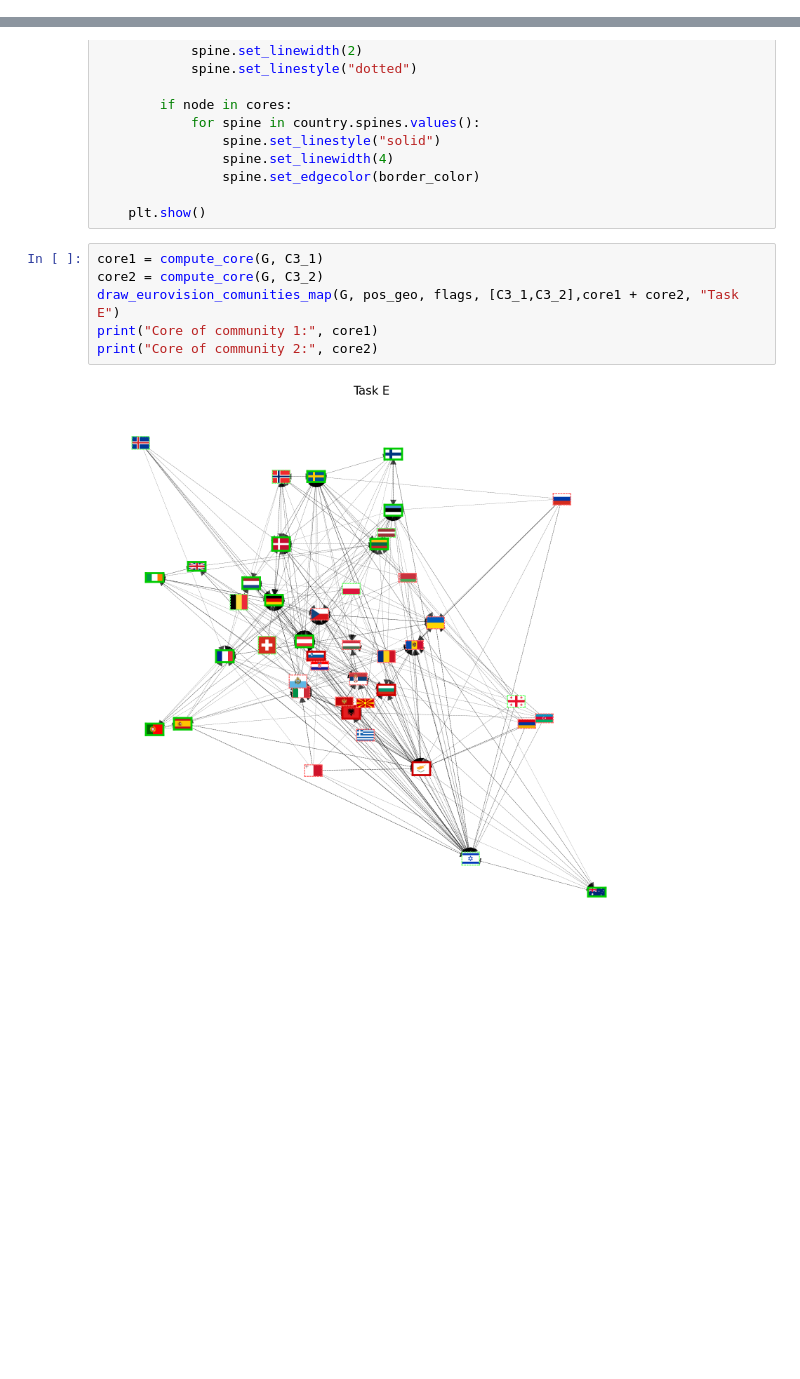
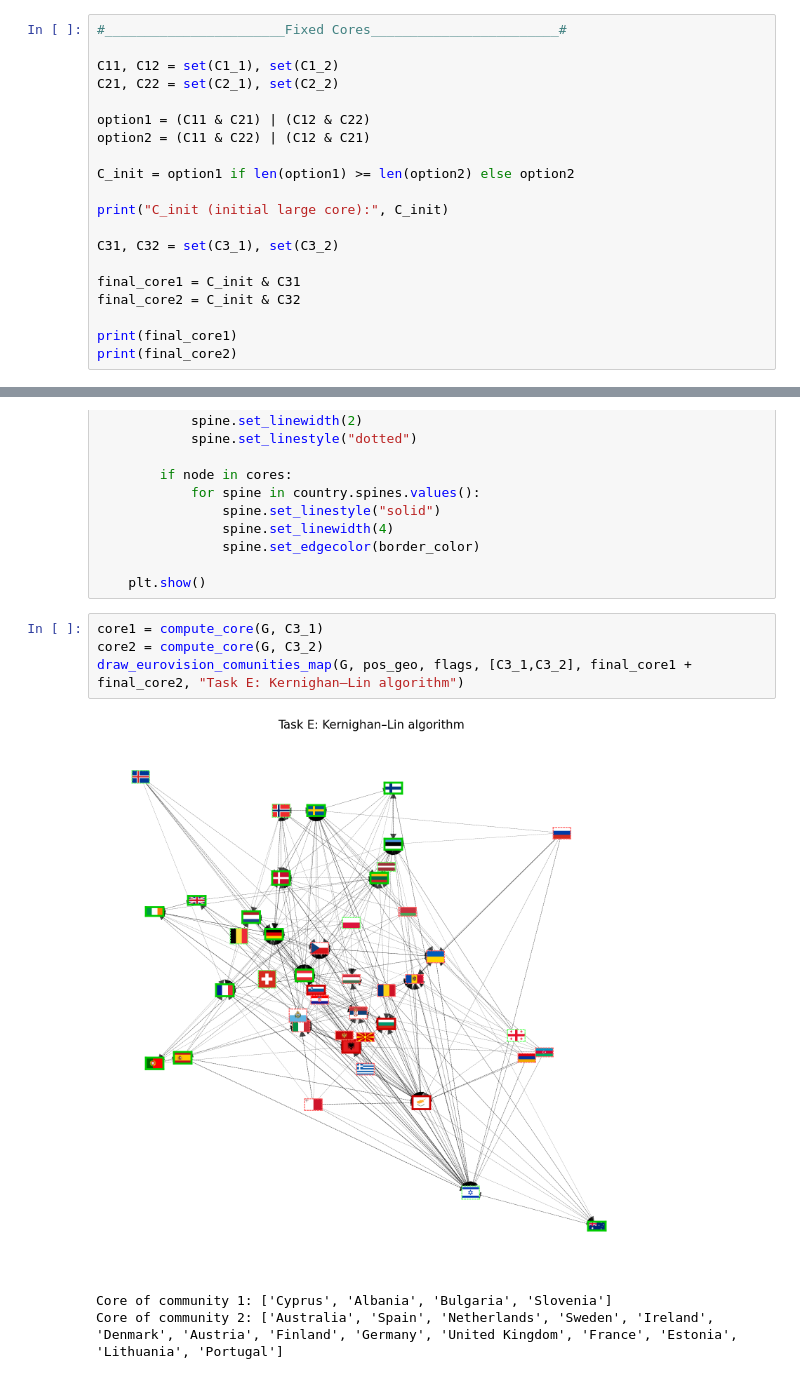
Before and after one commit to TJMAKINEN/dm, a Jupyter notebook: 5/networkxappendix.ipynb.ipynb, the cells around one changed output, grey strips where cells are left out. Saved outputs shown, nothing was run; the diff lists cells and outputs as text; blank space fills up the shorter version.

```diff
--- a/5/networkxappendix.ipynb.ipynb
+++ b/5/networkxappendix.ipynb.ipynb
@@ -288,3 +290,23 @@ print("Core of community 2:", core2)
 # %% [output]
 Core of community 1: ['Cyprus', 'Albania', 'Bulgaria', 'Slovenia']
 Core of community 2: ['Australia', 'Spain', 'Netherlands', 'Sweden', 'Ireland', 'Denmark', 'Austria', 'Finland', 'Germany', 'United Kingdom', 'France', 'Estonia', 'Lithuania', 'Portugal']
+# %%
+#_______________________Fixed Cores________________________#
+
+C11, C12 = set(C1_1), set(C1_2)
+C21, C22 = set(C2_1), set(C2_2)
+
+option1 = (C11 & C21) | (C12 & C22)
+option2 = (C11 & C22) | (C12 & C21)
+
+C_init = option1 if len(option1) >= len(option2) else option2
+
+print("C_init (initial large core):", C_init)
+
+C31, C32 = set(C3_1), set(C3_2)
+
+final_core1 = C_init & C31
+final_core2 = C_init & C32
+
+print(final_core1)
+print(final_core2)
@@ -361,8 +387,8 @@ def draw_eurovision_comunities_map(G, pos_geo, flags, communities, cores, title)
 # %%
 core1 = compute_core(G, C3_1)
 core2 = compute_core(G, C3_2)
-draw_eurovision_comunities_map(G, pos_geo, flags, [C3_1,C3_2],core1 + core2, "Task E")
-print("Core of community 1:", core1)
-print("Core of community 2:", core2)
+draw_eurovision_comunities_map(G, pos_geo, flags, [C3_1,C3_2], final_core1 + final_core2, "Task E: Kernighan–Lin algorithm")
 # %% [output]
-[figure, old version]
+[figure, new version]
+Core of community 1: ['Cyprus', 'Albania', 'Bulgaria', 'Slovenia']
+Core of community 2: ['Australia', 'Spain', 'Netherlands', 'Sweden', 'Ireland', 'Denmark', 'Austria', 'Finland', 'Germany', 'United Kingdom', 'France', 'Estonia', 'Lithuania', 'Portugal']
```
Also changed, not shown: parts of 9 cells of this notebook.
